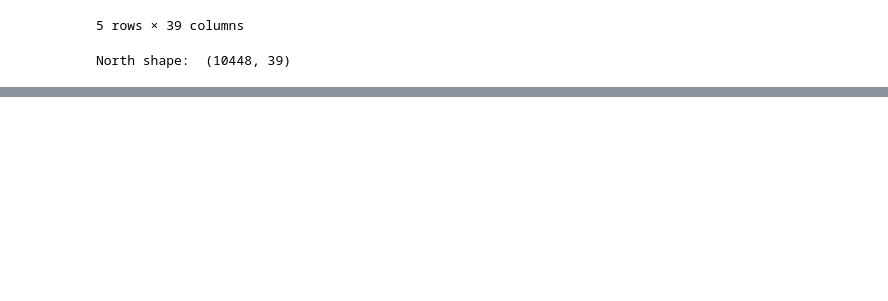
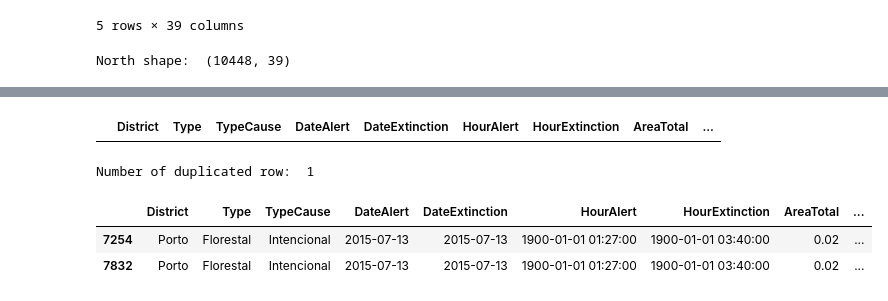
Before and after one commit to Sandokhan/mdse-stats, a Jupyter notebook: wildfire.ipynb, the cells around one changed output, grey strips where cells are left out. Drawn from its saved outputs; the diff is of its cells as text; code cells hidden in the pictures; blank space fills up the shorter version.

```diff
--- a/wildfire.ipynb
+++ b/wildfire.ipynb
@@ -196,0 +191,14 @@ north[north.DateAlert > north.DateExtinction]
+# %%
+#Checking date alert greater than extiction date
+north[north.DateAlert > north.DateExtinction]
+# %% [output]
+|  | District | Type | TypeCause | DateAlert | DateExtinction | HourAlert | HourExtinction | AreaTotal | ... |
+# %%
+#Find the duplicates
+print('Number of duplicated row: ', north.duplicated().sum())
+north[north.duplicated(keep=False) == True]
+# %% [output]
+Number of duplicated row:  1
+|  | District | Type | TypeCause | DateAlert | DateExtinction | HourAlert | HourExtinction | AreaTotal | ... |
+| 7254 | Porto | Florestal | Intencional | 2015-07-13 | 2015-07-13 | 1900-01-01 01:27:00 | 1900-01-01 03:40:00 | 0.02 | ... |
+| 7832 | Porto | Florestal | Intencional | 2015-07-13 | 2015-07-13 | 1900-01-01 01:27:00 | 1900-01-01 03:40:00 | 0.02 | ... |
```
Also changed, not shown: parts of 12 cells of this notebook.
